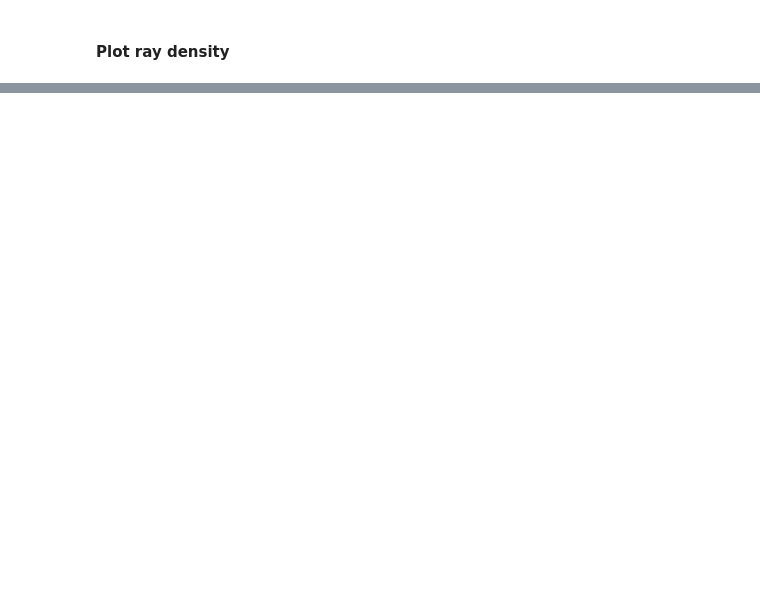
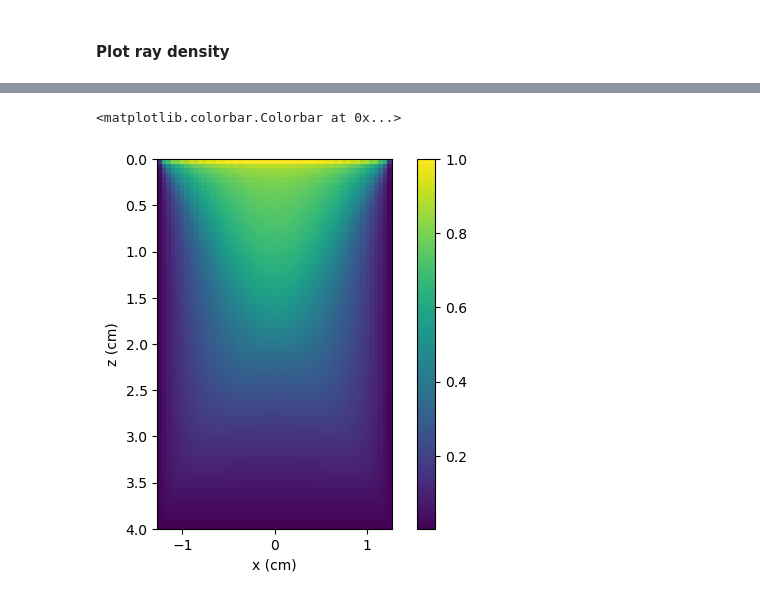
Before and after one commit to naiarako/ray_tracer, a Jupyter notebook: Example_ForwardOperator.ipynb, the cells around one changed output, grey strips where cells are left out. Cells and saved outputs as stored; diff of their text form; code cells hidden in the pictures; blank space fills up the shorter version.

```diff
--- a/Example_ForwardOperator.ipynb
+++ b/Example_ForwardOperator.ipynb
@@ -111,6 +127,9 @@ else:  # if number of angles is even (there is angle = 0)
     vals, ind_row, ind_col, _, _ = tracer(angles[ind], xx, zz, x[[0, -1]], dx, dz, nx, nz, neg=False)
 
     forward_op[ind] = csr_matrix((vals, (ind_row, ind_col)), shape=(nx * nz, nx * nz))
+# %%
+# compute ray paths for angle = 0
+vals, ind_row, ind_col, _, _ = tracer(angles[ind], xx, zz, x[[0, -1]], dx, dz, nx, nz, neg=False)
 # %% [markdown]
 #### Plot ray paths
 # %%
@@ -155,0 +179,5 @@ plt.colorbar()
+# %%
+if grid_def:
+    tracer = ray_tracer_div_bilint
+else:
+    tracer = ray_tracer_div_pixel
@@ -155,0 +205,24 @@ plt.colorbar()
+# %%
+# Define pixel of interest (virtual receiver)
+
+xr, zr = 0, 2e-2  # [m]
+
+indx, indz = round((xr-x[0])/dx), round((zr-z[0])/dz)  # indices of corresponding grid points
+
+ind = indz * nx + indx  # global index
+
+# Plot
+
+fig = plt.figure(figsize=(10,25))
+
+extent = 100*x_min, 100*x_max, 100*z_max, 100*z_min
+
+k = 1
+for i in range(0,nelem,10):
+
+    ax = fig.add_subplot(7, 3, k)
+    k += 1
+
+    ax.imshow(forward_op[i][ind, :].reshape((nz, nx)).toarray(), extent=extent)
+    plt.xlabel('x (cm)')
+    plt.ylabel('z (cm)')
@@ -155,0 +231,14 @@ plt.colorbar()
+# %%
+ray_density = np.zeros((1, nz * nx))
+
+for i in range(nelem):
+
+    ray_density += np.sum(forward_op[i], axis=0)
+
+plt.imshow(ray_density.reshape((nz, nx))/np.max(ray_density), extent=extent)
+plt.xlabel('x (cm)')
+plt.ylabel('z (cm)')
+plt.colorbar()
+# %% [output]
+<matplotlib.colorbar.Colorbar at 0x...>
+[figure, added]
```
Also changed, not shown: parts of 15 cells of this notebook, 1 other file.
